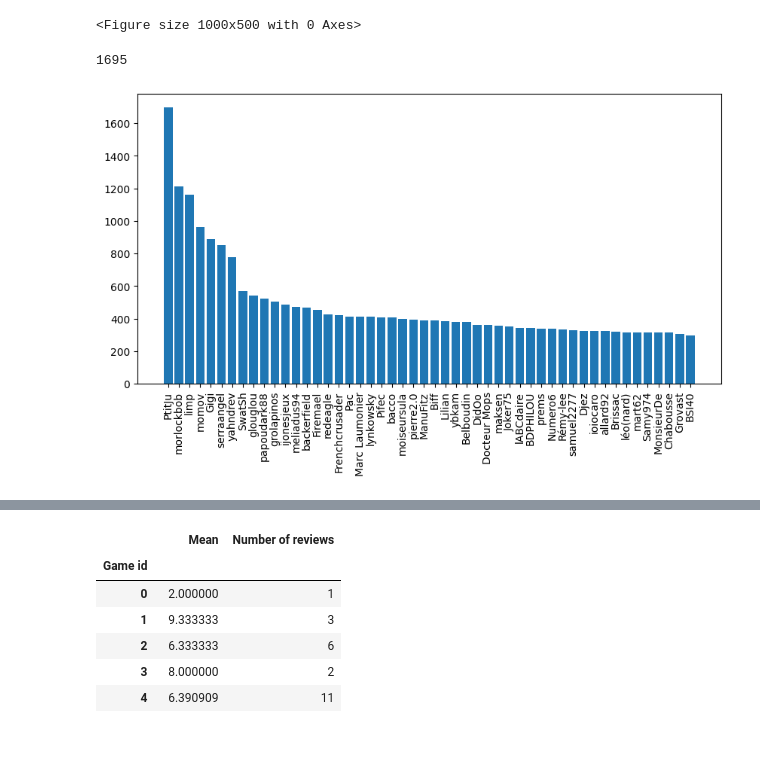
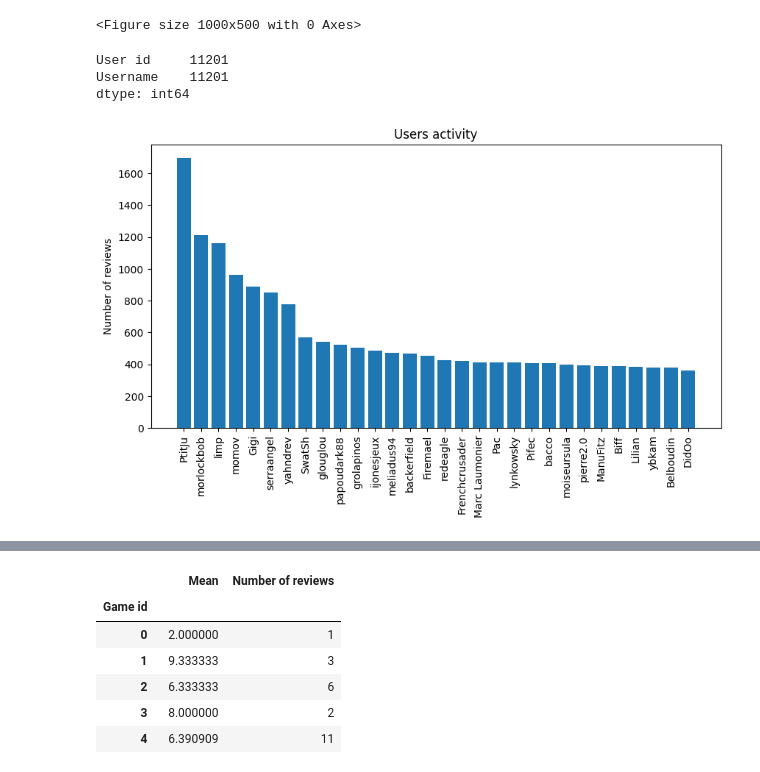
Before and after one commit to Franciline/Recommendation_system, a Jupyter notebook: data_visualization/avis.ipynb, the cells around one changed output, grey strips where cells are left out. Cells and saved outputs as stored; diff of their text form; code cells hidden in the pictures; blank space fills up the shorter version.

```diff
--- a/data_visualization/avis.ipynb
+++ b/data_visualization/avis.ipynb
@@ -15,3 +13,36 @@ avis_clean["Datetime"] = pd.to_datetime(avis_clean["Datetime"])
+# %%
+def plot_hist_count(data, ax, x_labels_vis = False, y_label=None, title=None, rotation=90, sorted=False):
+    """Plot histogram (bars). Data : doit être formé de 2 colonnes : index et values (e.g. à l'aide de group by)"""
+
+    ax.clear()
+
+    if sorted:
+        data.sort_index(inplace=True)
+
+    x_coords = np.arange(stop = data.shape[0])
+
+    bars = ax.bar(x_coords, height=data.values.flatten())
+
+    nan_check = data.index.isna()
+
+    if nan_check.any(): # change NaN bar color to red
+            x_labels = data.index
+            bars[np.where(nan_check)[0][0]].set_color('r')
+
+    if x_labels_vis:
+        ax.tick_params(axis='x', labelrotation=rotation)
+        ax.set_xticks(x_coords)  # Set the tick positions
+        ax.set_xticklabels(data.index)
+        ax.xaxis.set_major_locator(plt.FixedLocator(x_coords))
+    else:
+        ax.xaxis.set_visible(False)
+
+    if title:
+        ax.set_title(title)
+
+    if y_label:
+        ax.set_ylabel(y_label)
+    return ax
 # %%
 fig = plt.figure(figsize=(10, 5))
 # %% [output]
@@ -48,21 +50,20 @@ def plot_hist_counter(counter, ax, labels = False, rotation=90, sorted=False):
 # %%
-ids = Counter(avis_clean["User id"])
-names = Counter(avis_clean["Username"])
-
-# Verification to safely plot Username instead of User id
-for id, name in avis_clean[["User id", "Username"]].itertuples(index = False):
-    if ids[id] != names[name]:
-        print(id, name)
+# # Verification to safely plot Username instead of User id
+avis_clean[["User id", "Username"]].nunique()
+# %% [output]
+User id     11201
+Username    11201
+dtype: int64
 # %%
 # Plot users by number of theirs reviews
 fig.clear()
 fig.set_figheight(5)
 
-ax = plot_hist_counter(dict(names.most_common(50)), fig.add_subplot(111), True)
-print(max(names.values()))
+users_nb_rev = avis_clean[["Username", "Game id"]].groupby("Username", as_index=True).count()
+ax = plot_hist_count(users_nb_rev.sort_values("Game id", ascending=False).head(30),
+                     fig.add_subplot(111), x_labels_vis=True, y_label="Number of reviews", title="Users activity")
 fig
 # %% [output]
-1695
-[figure, old version]
+[figure, new version]
 # %%
 # Plot activity by years
```
Also changed, not shown: parts of 10 cells of this notebook, 1 other file.
